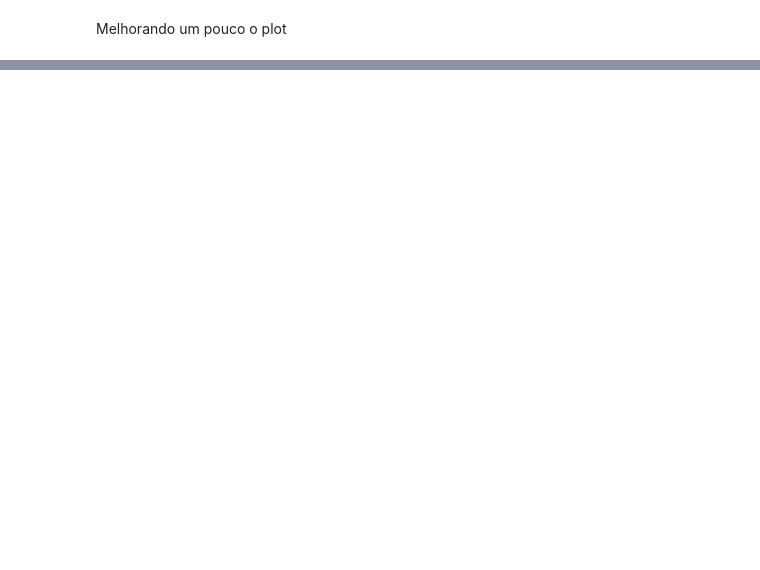
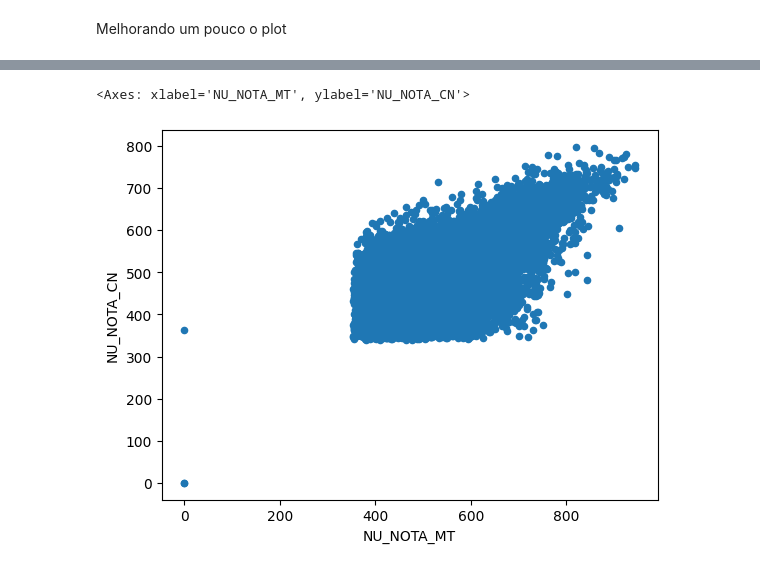
Before and after one commit to leandroclv/python_analise_dados_udemy, a Jupyter notebook: analise_de_dados.ipynb, the cells around one changed output, grey strips where cells are left out. Drawn from its saved outputs; the diff is of its cells as text; code cells hidden in the pictures; blank space fills up the shorter version.

```diff
--- a/analise_de_dados.ipynb
+++ b/analise_de_dados.ipynb
@@ -557,0 +592,5 @@ plt.show()
+# %%
+df.plot(kind='scatter', x='NU_NOTA_MT', y='NU_NOTA_CN')
+# %% [output]
+<Axes: xlabel='NU_NOTA_MT', ylabel='NU_NOTA_CN'>
+[figure, added]
```
Also changed, not shown: parts of 40 cells of this notebook.
